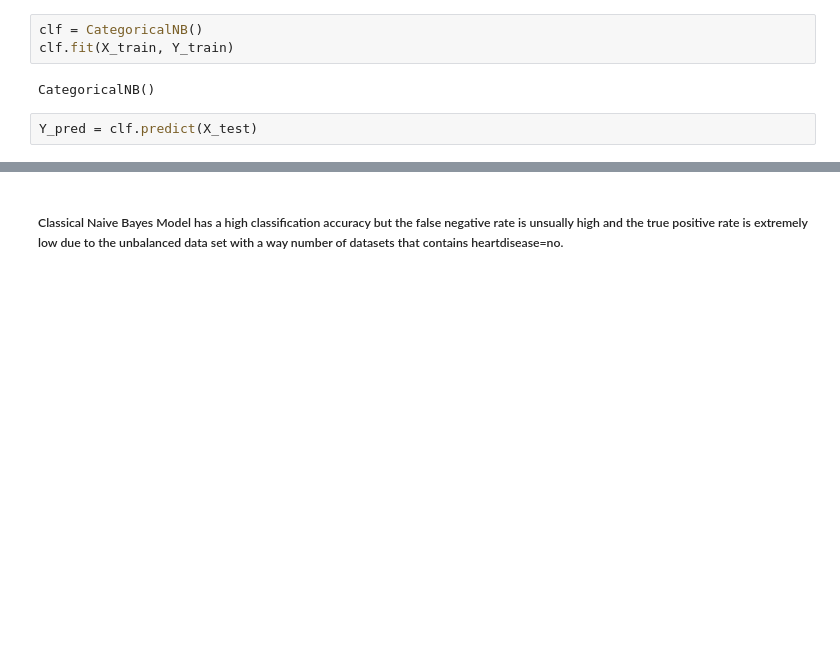
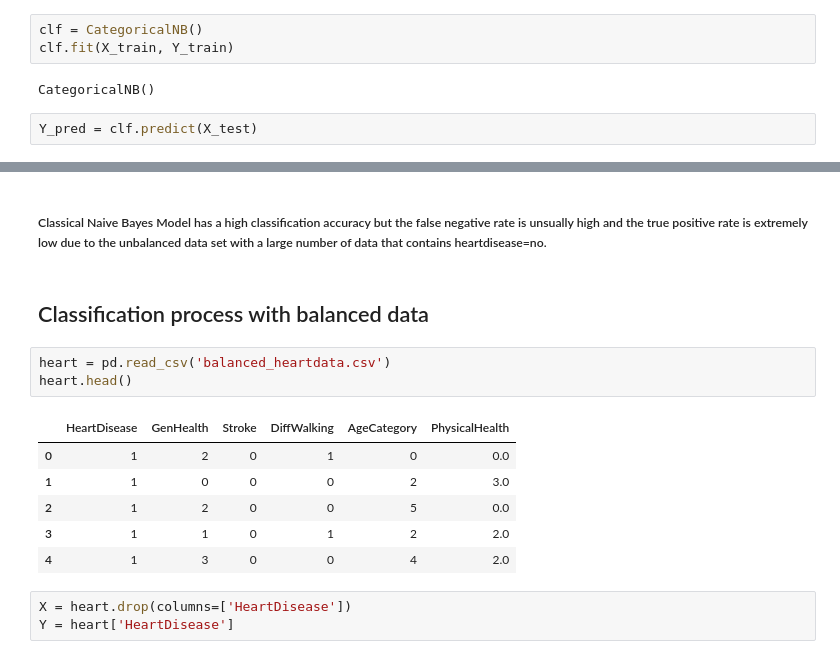
Before and after one commit to HengGuanXiang/SC1015-FCSG-Team-9-Mini-Project, a Jupyter notebook: Categorical Naive Bayes.ipynb, the cells around one changed output, grey strips where cells are left out. Drawn from its saved outputs; the diff is of its cells as text; blank space fills up the shorter version.

```diff
--- a/Categorical Naive Bayes.ipynb
+++ b/Categorical Naive Bayes.ipynb
@@ -68,2 +79,17 @@ True Negative Rate for Train Data:  0.9902133252451724
 # %% [markdown]
-##### Classical Naive Bayes Model has a high classification accuracy but the false negative rate is unsually high and the true positive rate is extremely low due to the unbalanced data set with a way number of datasets that contains heartdisease=no.
+##### Classical Naive Bayes Model has a high classification accuracy but the false negative rate is unsually high and the true positive rate is extremely low due to the unbalanced data set with a large number of data that contains heartdisease=no.
+# %% [markdown]
+## Classification process with balanced data
+# %%
+heart = pd.read_csv('balanced_heartdata.csv')
+heart.head()
+# %% [output]
+|  | HeartDisease | GenHealth | Stroke | DiffWalking | AgeCategory | PhysicalHealth |
+| 0 | 1 | 2 | 0 | 1 | 0 | 0.0 |
+| 1 | 1 | 0 | 0 | 0 | 2 | 3.0 |
+| 2 | 1 | 2 | 0 | 0 | 5 | 0.0 |
+| 3 | 1 | 1 | 0 | 1 | 2 | 2.0 |
+| 4 | 1 | 3 | 0 | 0 | 4 | 2.0 |
+# %%
+X = heart.drop(columns=['HeartDisease'])
+Y = heart['HeartDisease']
```
Also changed, not shown: parts of 10 cells of this notebook, 1 other file.
